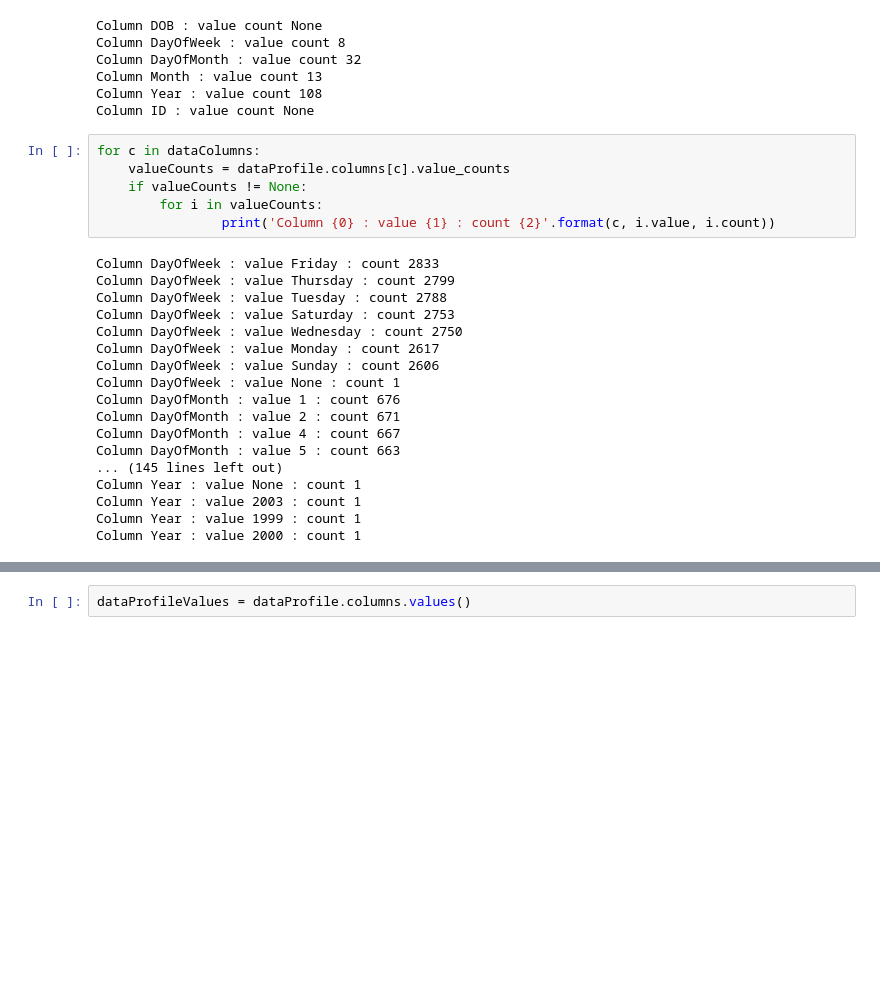
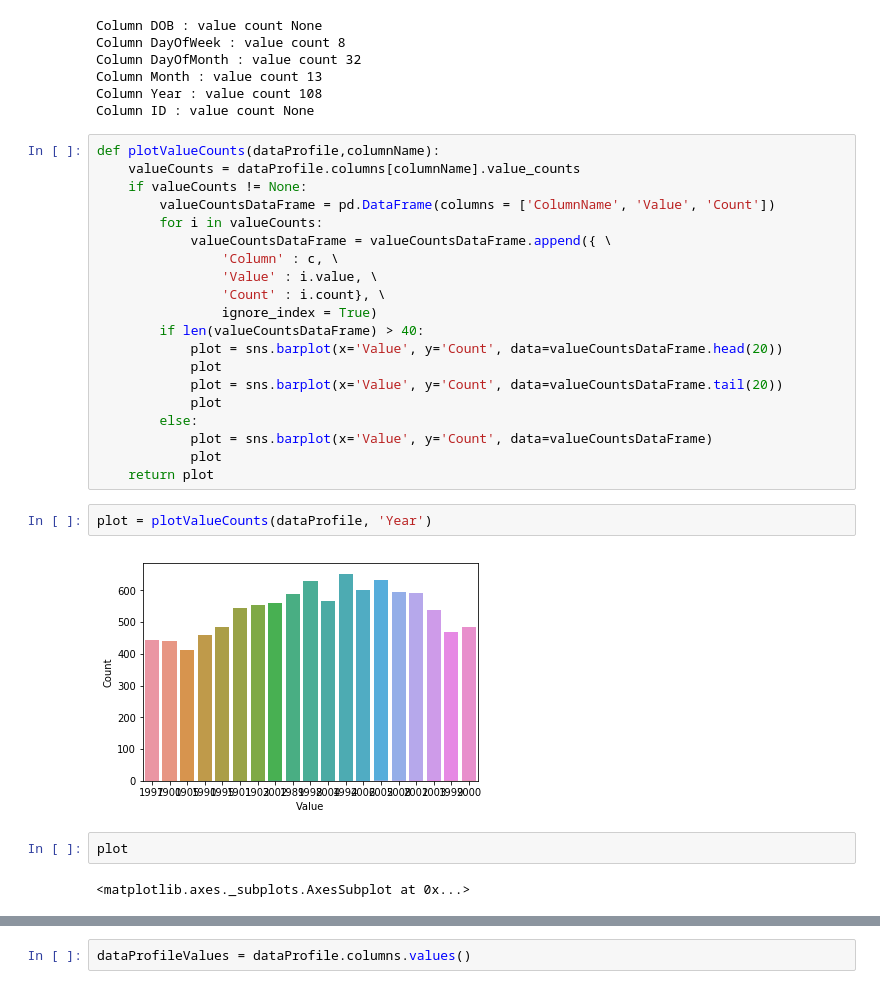
Before and after one commit to Smartitect/dataprep, a Jupyter notebook: X_Data Profiling.ipynb, the cells around one changed output, grey strips where cells are left out. Saved outputs shown, nothing was run; the diff lists cells and outputs as text; blank space fills up the shorter version.

```diff
--- a/X_Data Profiling.ipynb
+++ b/X_Data Profiling.ipynb
@@ -125,27 +125,31 @@ Column DayOfMonth : value count 32
 Column Month : value count 13
 Column Year : value count 108
 Column ID : value count None
-# %%
-for c in dataColumns:
-    valueCounts = dataProfile.columns[c].value_counts
-    if valueCounts != None:
-        for i in valueCounts:
-                print('Column {0} : value {1} : count {2}'.format(c, i.value, i.count))
-# %% [output]
-Column DayOfWeek : value Friday : count 2833
-Column DayOfWeek : value Thursday : count 2799
-Column DayOfWeek : value Tuesday : count 2788
-Column DayOfWeek : value Saturday : count 2753
-Column DayOfWeek : value Wednesday : count 2750
-Column DayOfWeek : value Monday : count 2617
-Column DayOfWeek : value Sunday : count 2606
-Column DayOfWeek : value None : count 1
-Column DayOfMonth : value 1 : count 676
-Column DayOfMonth : value 2 : count 671
-Column DayOfMonth : value 4 : count 667
-Column DayOfMonth : value 5 : count 663
-... (145 lines left out)
-Column Year : value None : count 1
-Column Year : value 2003 : count 1
-Column Year : value 1999 : count 1
-Column Year : value 2000 : count 1
+# %%
+def plotValueCounts(dataProfile,columnName):
+    valueCounts = dataProfile.columns[columnName].value_counts
+    if valueCounts != None:
+        valueCountsDataFrame = pd.DataFrame(columns = ['ColumnName', 'Value', 'Count'])
+        for i in valueCounts:
+            valueCountsDataFrame = valueCountsDataFrame.append({ \
+                'Column' : c, \
+                'Value' : i.value, \
+                'Count' : i.count}, \
+                ignore_index = True)
+        if len(valueCountsDataFrame) > 40:
+            plot = sns.barplot(x='Value', y='Count', data=valueCountsDataFrame.head(20))
+            plot
+            plot = sns.barplot(x='Value', y='Count', data=valueCountsDataFrame.tail(20))
+            plot
+        else:
+            plot = sns.barplot(x='Value', y='Count', data=valueCountsDataFrame)
+            plot
+    return plot
+# %%
+plot = plotValueCounts(dataProfile, 'Year')
+# %% [output]
+[figure, added]
+# %%
+plot
+# %% [output]
+<matplotlib.axes._subplots.AxesSubplot at 0x...>
```
Also changed, not shown: parts of 7 cells of this notebook, 6 other files.
